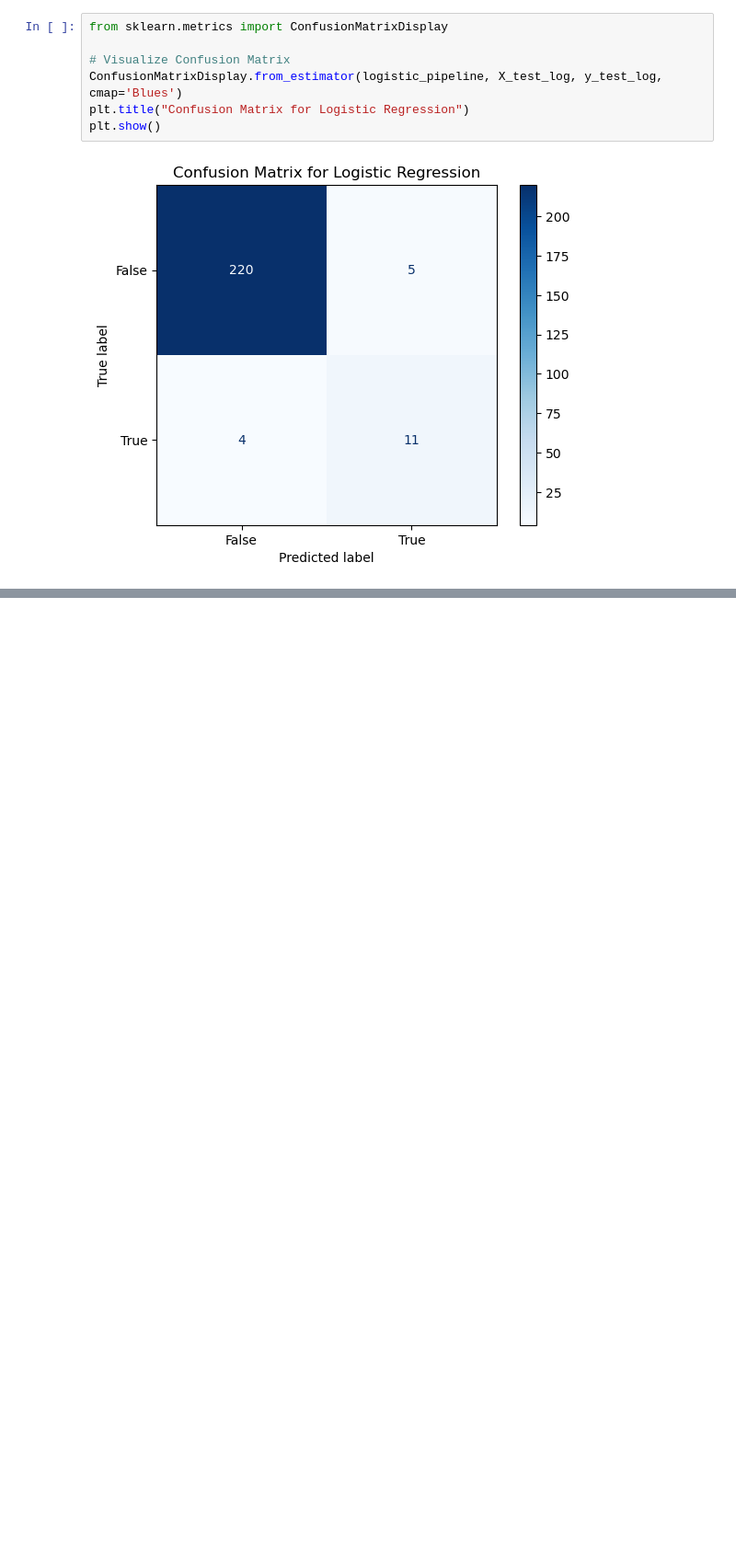
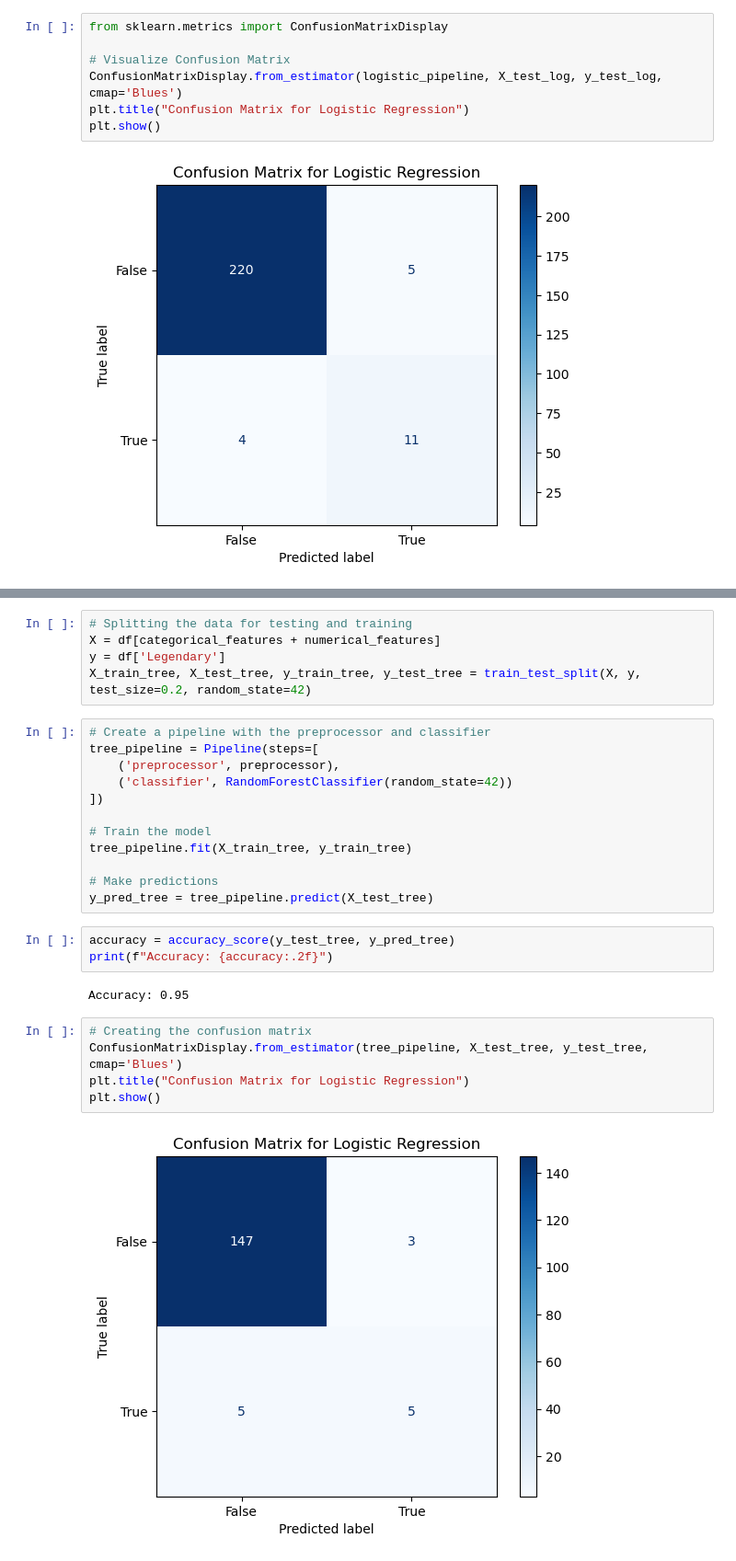
Before and after one commit to couchsnail/ds3-workshops, a Jupyter notebook: ds3-wi25-w1/intro_to_scikit_learn_demo.ipynb, the cells around one changed output, grey strips where cells are left out. Shown at 92% size. Saved outputs shown, nothing was run; the diff lists cells and outputs as text; blank space fills up the shorter version.

```diff
--- a/ds3-wi25-w1/intro_to_scikit_learn_demo.ipynb
+++ b/ds3-wi25-w1/intro_to_scikit_learn_demo.ipynb
@@ -247,0 +258,29 @@ plt.show()
+# %%
+# Splitting the data for testing and training
+X = df[categorical_features + numerical_features]
+y = df['Legendary']
+X_train_tree, X_test_tree, y_train_tree, y_test_tree = train_test_split(X, y, test_size=0.2, random_state=42)
+# %%
+# Create a pipeline with the preprocessor and classifier
+tree_pipeline = Pipeline(steps=[
+    ('preprocessor', preprocessor),
+    ('classifier', RandomForestClassifier(random_state=42))
+])
+
+# Train the model
+tree_pipeline.fit(X_train_tree, y_train_tree)
+
+# Make predictions
+y_pred_tree = tree_pipeline.predict(X_test_tree)
+# %%
+accuracy = accuracy_score(y_test_tree, y_pred_tree)
+print(f"Accuracy: {accuracy:.2f}")
+# %% [output]
+Accuracy: 0.95
+# %%
+# Creating the confusion matrix
+ConfusionMatrixDisplay.from_estimator(tree_pipeline, X_test_tree, y_test_tree, cmap='Blues')
+plt.title("Confusion Matrix for Logistic Regression")
+plt.show()
+# %% [output]
+[figure, added]
```
Also changed, not shown: parts of 12 cells of this notebook.
